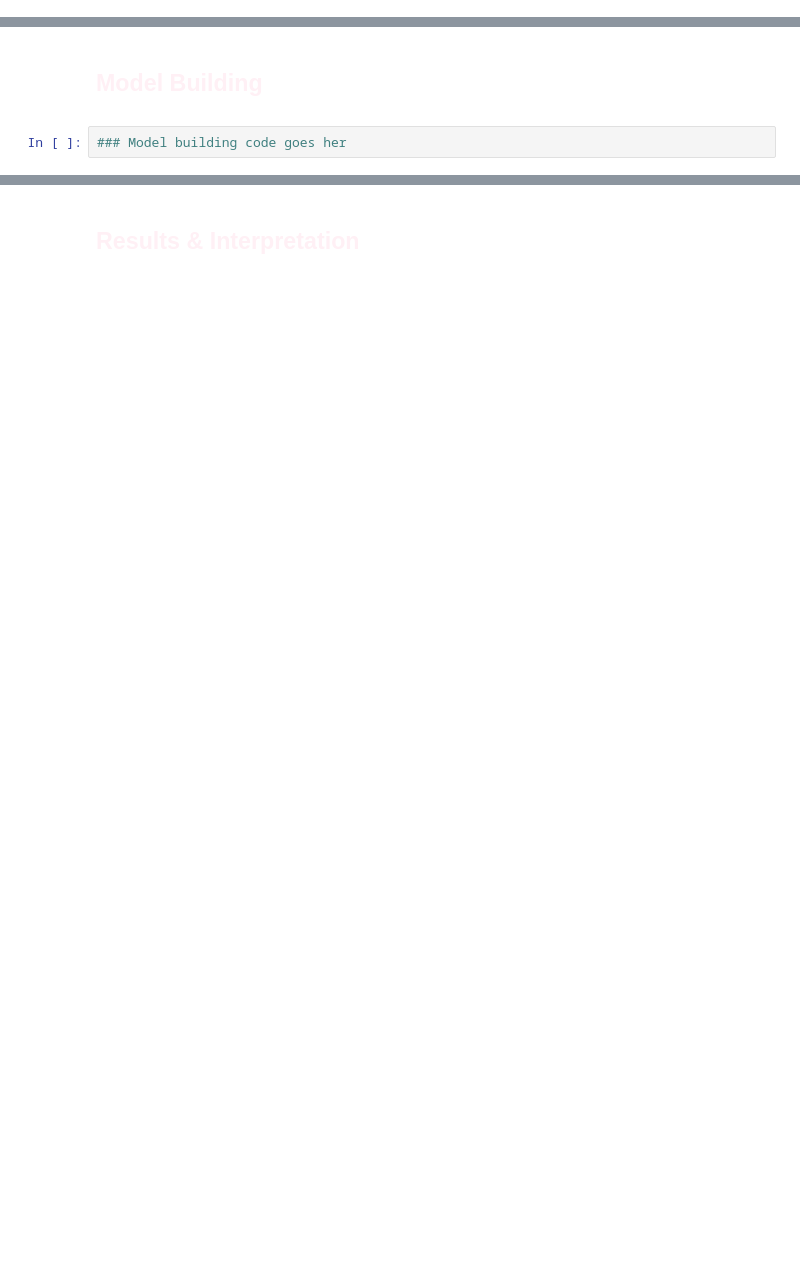
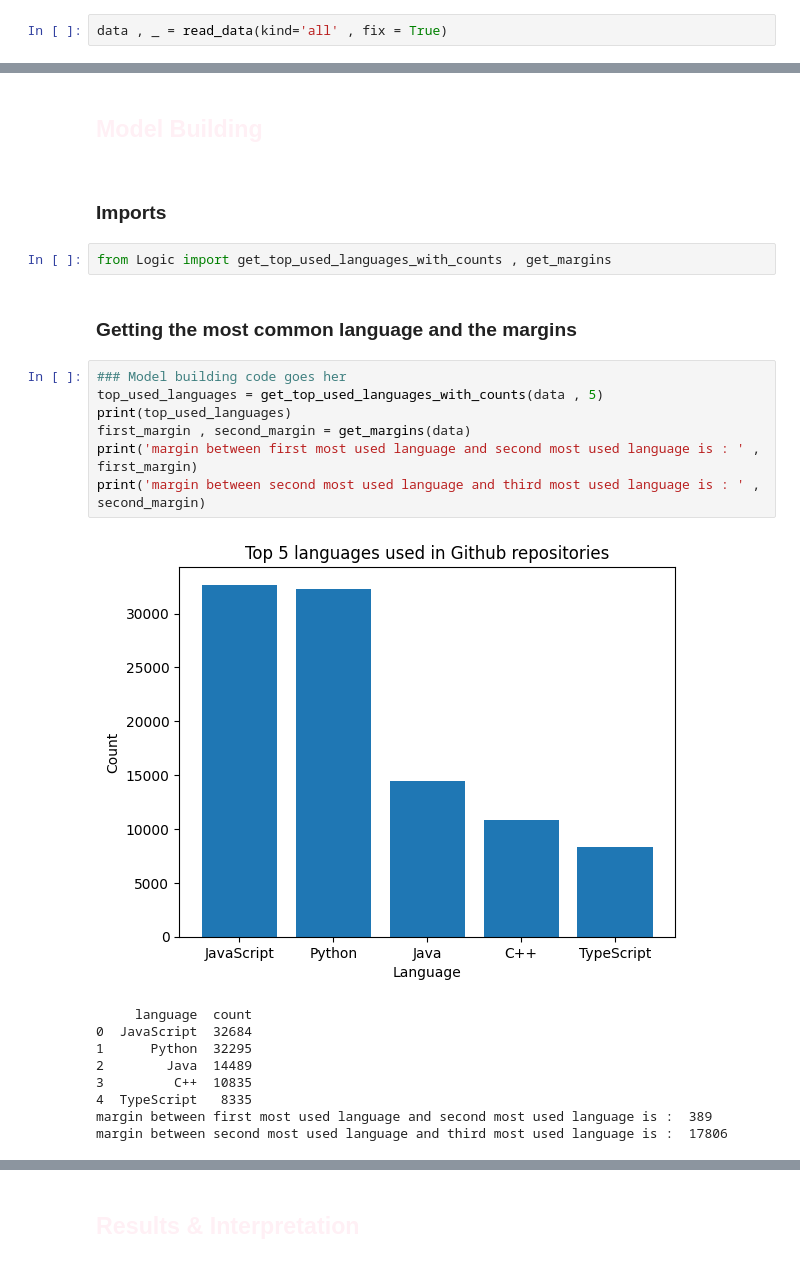
Before and after one commit to EssamWisam/Github-Metadata-Analytics, a Jupyter notebook: Questions/D - Language Commonality/LanguageCommonality.ipynb, the cells around one changed output, grey strips where cells are left out. Drawn from its saved outputs; the diff is of its cells as text; blank space fills up the shorter version.

Commit message:
Language commonality question done ✅

```diff
--- a/Questions/D - Language Commonality/LanguageCommonality.ipynb
+++ b/Questions/D - Language Commonality/LanguageCommonality.ipynb
@@ -53,0 +63,2 @@
+# %%
+data , _ = read_data(kind='all' , fix = True)
@@ -88,8 +106,29 @@
 <span style="font-family:Avenir;">
 <font color="LavenderBlush"> <h2> Model Building</h2> </font>
 </span>
-# %%
-### Model building code goes her
+# %% [markdown]
+### Imports
+# %%
+from Logic import get_top_used_languages_with_counts , get_margins
+# %% [markdown]
+### Getting the most common language and the margins
+# %%
+### Model building code goes her
+top_used_languages = get_top_used_languages_with_counts(data , 5)
+print(top_used_languages)
+first_margin , second_margin = get_margins(data)
+print('margin between first most used language and second most used language is : ' , first_margin)
+print('margin between second most used language and third most used language is : ' , second_margin)
+# %% [output]
+[figure, added]
+     language  count
+0  JavaScript  32684
+1      Python  32295
+2        Java  14489
+3         C++  10835
+4  TypeScript   8335
+margin between first most used language and second most used language is :  389
+margin between second most used language and third most used language is :  17806
 # %% [markdown]
 <span style="font-family:Avenir;">
 
```
Also changed, not shown: parts of 15 cells of this notebook, 3 other files.
